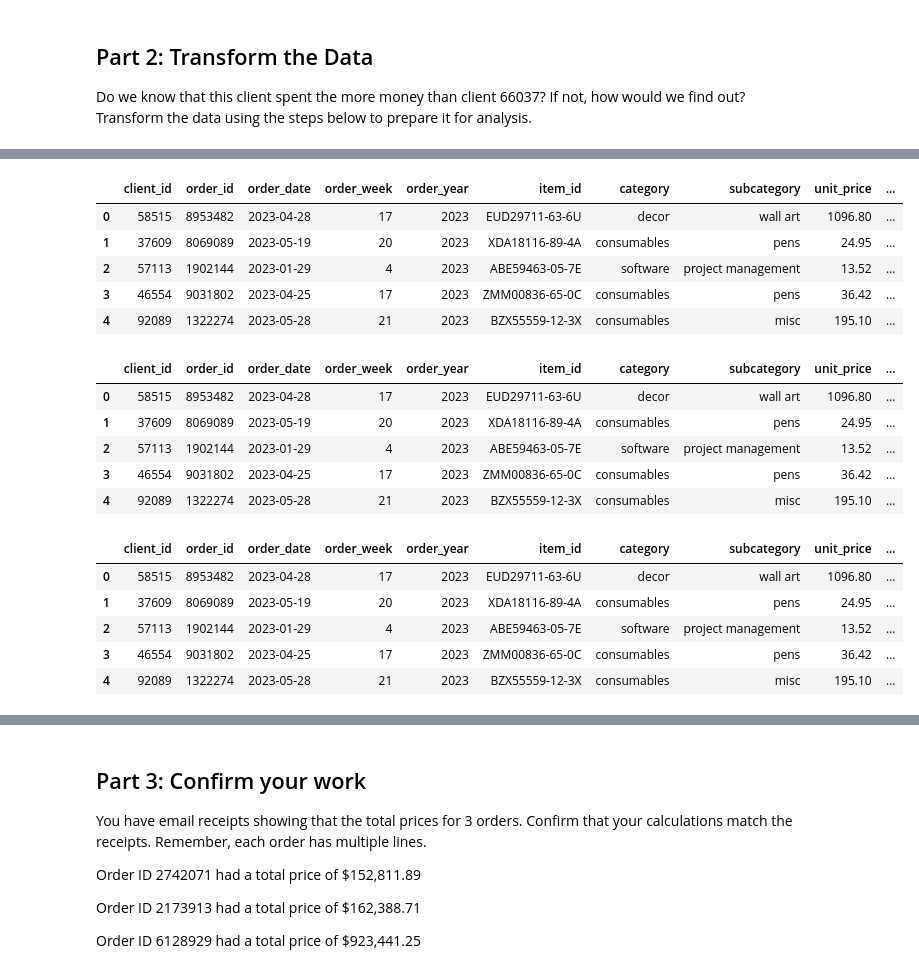
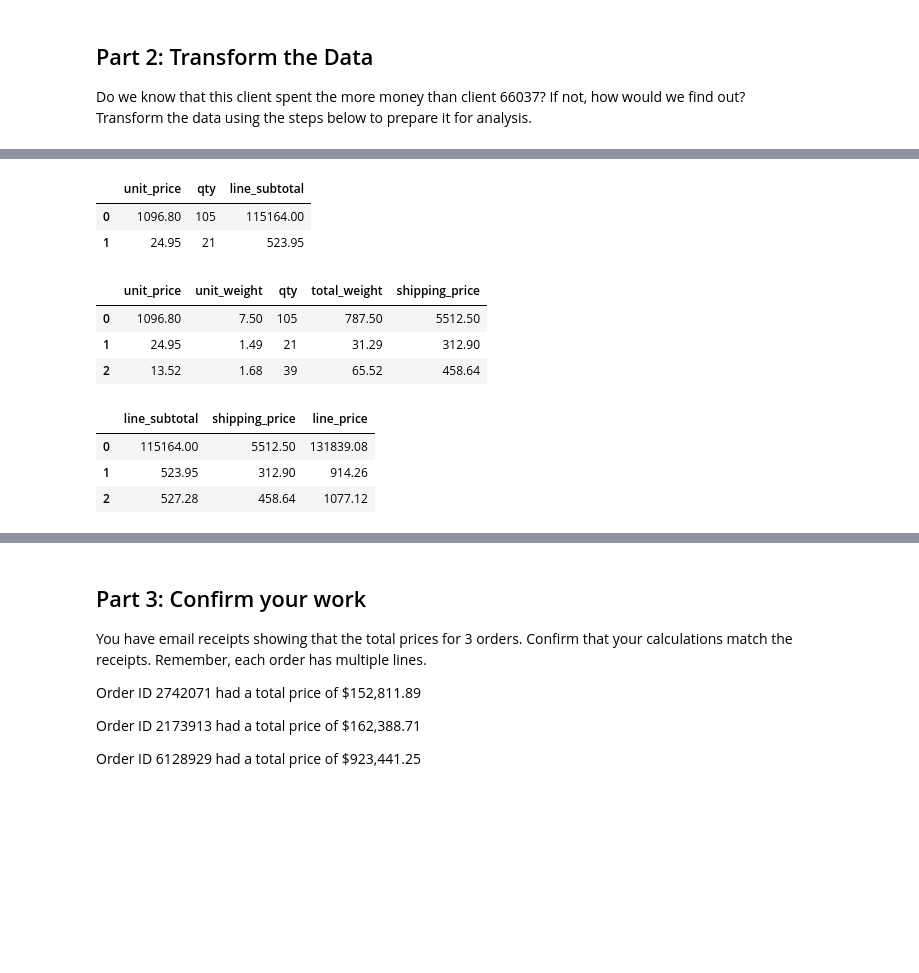
Before and after one commit to d3rp3tt3/pandas-challenge-1, a Jupyter notebook: wholesale_data_analysis.ipynb, the cells around one changed output, grey strips where cells are left out. Saved outputs shown, nothing was run; the diff lists cells and outputs as text; code cells hidden in the pictures; blank space fills up the shorter version.

```diff
--- a/wholesale_data_analysis.ipynb
+++ b/wholesale_data_analysis.ipynb
@@ -4,8 +4,6 @@
 Import the data and use Pandas to learn more about the dataset.
 # %%
 import pandas as pd
-from pathlib import Path
 
-client_df_path = Path('Resources/client_dataset.csv')
-
-client_df = pd.read_csv(client_df_path)
+df = pd.read_csv('Resources/client_dataset.csv')
+df.head()
@@ -260,38 +153,33 @@ orders_df.head()
 # %%
 # Create a column that calculates the subtotal for each line using the unit_price and the qty
-orders_df['subtotal'] = orders_df['unit_price'] * orders_df['qty']
-orders_df.head()
+new_df = df.copy()
+new_df['line_subtotal'] = new_df['unit_price'] * new_df['qty']
+new_df[['unit_price', 'qty', 'line_subtotal']].head(2)
 # %% [output]
-|  | client_id | order_id | order_date | order_week | order_year | item_id | category | subcategory | unit_price | ... |
-| 0 | 58515 | 8953482 | 2023-04-28 | 17 | 2023 | EUD29711-63-6U | decor | wall art | 1096.80 | ... |
-| 1 | 37609 | 8069089 | 2023-05-19 | 20 | 2023 | XDA18116-89-4A | consumables | pens | 24.95 | ... |
-| 2 | 57113 | 1902144 | 2023-01-29 | 4 | 2023 | ABE59463-05-7E | software | project management | 13.52 | ... |
-| 3 | 46554 | 9031802 | 2023-04-25 | 17 | 2023 | ZMM00836-65-0C | consumables | pens | 36.42 | ... |
-| 4 | 92089 | 1322274 | 2023-05-28 | 21 | 2023 | BZX55559-12-3X | consumables | misc | 195.10 | ... |
+|  | unit_price | qty | line_subtotal |
+| 0 | 1096.80 | 105 | 115164.00 |
+| 1 | 24.95 | 21 | 523.95 |
 # %%
 # Create a column for shipping price.
 # Assume a shipping price of $7 per pound for orders over 50 pounds and $10 per pound for items 50 pounds or under.
-calc_shipping = lambda x: 7 * x if x > 50 else 10 * x
-orders_df['shipping'] = orders_df['unit_weight'].apply(calc_shipping)
-orders_df.head()
+new_df['total_weight'] = new_df['qty'] * new_df['unit_weight']
+calc_shipping = lambda x: x * 7 if x > 50 else x * 10
+new_df['shipping_price'] = new_df['total_weight'].apply(calc_shipping)
+new_df[['unit_price', 'unit_weight', 'qty', 'total_weight', 'shipping_price']].head(3)
 # %% [output]
-|  | client_id | order_id | order_date | order_week | order_year | item_id | category | subcategory | unit_price | ... |
-| 0 | 58515 | 8953482 | 2023-04-28 | 17 | 2023 | EUD29711-63-6U | decor | wall art | 1096.80 | ... |
-| 1 | 37609 | 8069089 | 2023-05-19 | 20 | 2023 | XDA18116-89-4A | consumables | pens | 24.95 | ... |
-| 2 | 57113 | 1902144 | 2023-01-29 | 4 | 2023 | ABE59463-05-7E | software | project management | 13.52 | ... |
-| 3 | 46554 | 9031802 | 2023-04-25 | 17 | 2023 | ZMM00836-65-0C | consumables | pens | 36.42 | ... |
-| 4 | 92089 | 1322274 | 2023-05-28 | 21 | 2023 | BZX55559-12-3X | consumables | misc | 195.10 | ... |
+|  | unit_price | unit_weight | qty | total_weight | shipping_price |
+| 0 | 1096.80 | 7.50 | 105 | 787.50 | 5512.50 |
+| 1 | 24.95 | 1.49 | 21 | 31.29 | 312.90 |
+| 2 | 13.52 | 1.68 | 39 | 65.52 | 458.64 |
 # %%
 # Create a column for the total price using the subtotal and the shipping price along with a sales tax of 9.25%
-orders_df['total'] = orders_df['subtotal'] + orders_df['shipping']
-orders_df.head()
+new_df['line_price'] = round((new_df['line_subtotal'] + new_df['shipping_price']) * 1.0925, 2)
+new_df[['line_subtotal', 'shipping_price', 'line_price']].head(3)
 # %% [output]
-|  | client_id | order_id | order_date | order_week | order_year | item_id | category | subcategory | unit_price | ... |
-| 0 | 58515 | 8953482 | 2023-04-28 | 17 | 2023 | EUD29711-63-6U | decor | wall art | 1096.80 | ... |
-| 1 | 37609 | 8069089 | 2023-05-19 | 20 | 2023 | XDA18116-89-4A | consumables | pens | 24.95 | ... |
-| 2 | 57113 | 1902144 | 2023-01-29 | 4 | 2023 | ABE59463-05-7E | software | project management | 13.52 | ... |
-| 3 | 46554 | 9031802 | 2023-04-25 | 17 | 2023 | ZMM00836-65-0C | consumables | pens | 36.42 | ... |
-| 4 | 92089 | 1322274 | 2023-05-28 | 21 | 2023 | BZX55559-12-3X | consumables | misc | 195.10 | ... |
+|  | line_subtotal | shipping_price | line_price |
+| 0 | 115164.00 | 5512.50 | 131839.08 |
+| 1 | 523.95 | 312.90 | 914.26 |
+| 2 | 527.28 | 458.64 | 1077.12 |
 # %%
 # Create a column for the cost of each line using unit cost, qty, and
 # shipping price (assume the shipping cost is exactly what is charged to the client).
```
Also changed, not shown: parts of 30 cells of this notebook.
